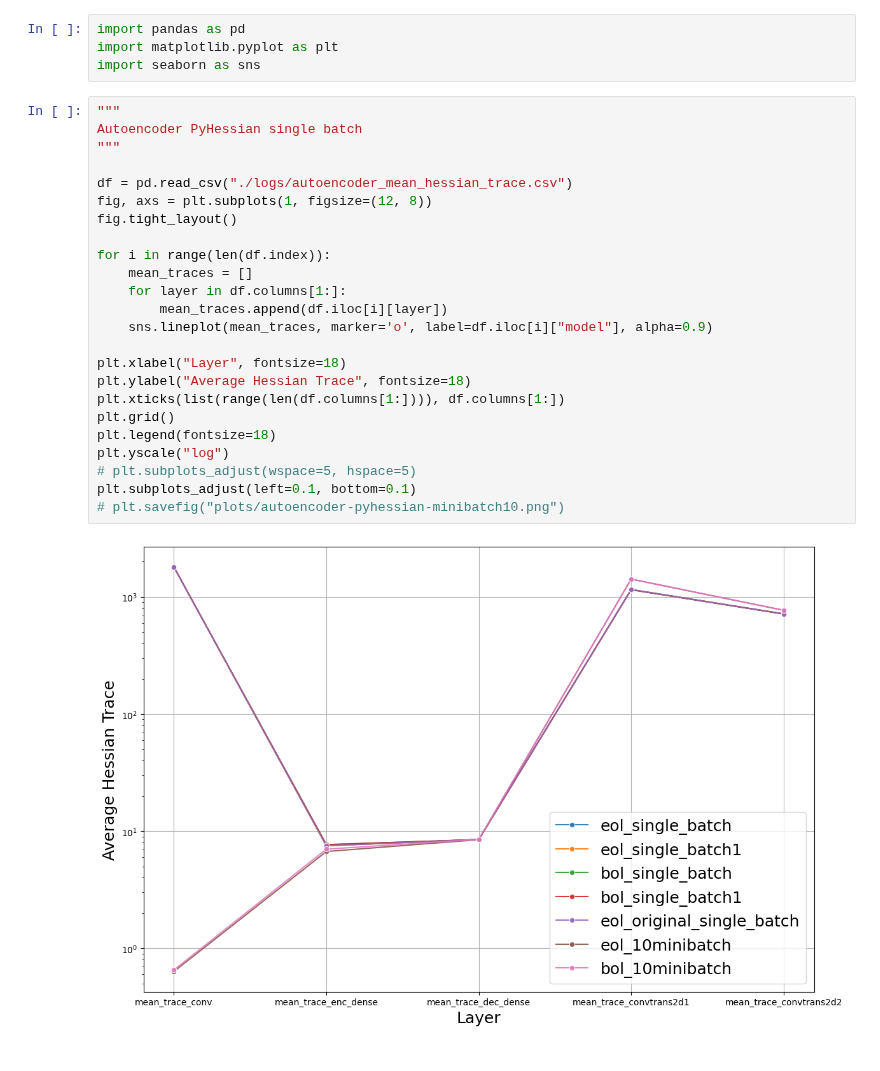
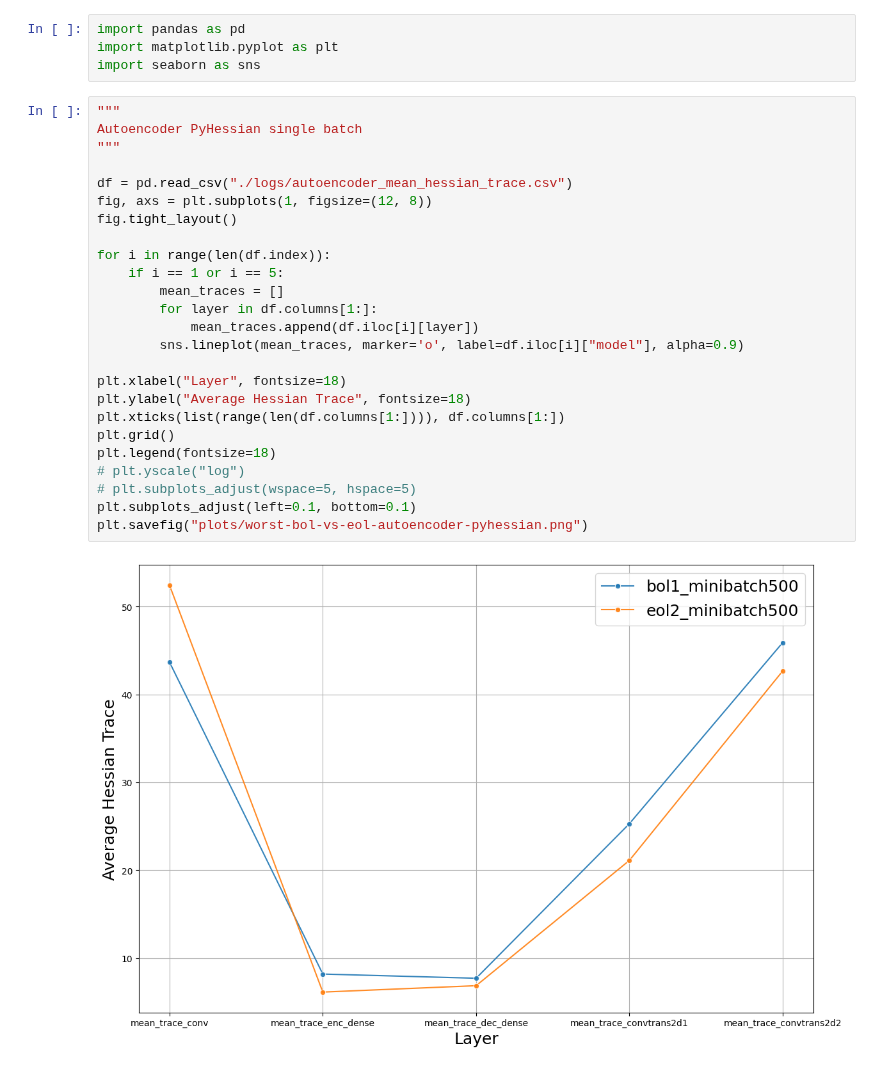
Before and after one commit to oliviaweng/fastml-science, a Jupyter notebook: sensor-data-compression-pytorch/plots.ipynb, the cells around one changed output. Cells and saved outputs as stored; diff of their text form.

Commit message:
remove old incorrect data from improperly loading weights. Add new correct pyhessian analysis

```diff
--- a/sensor-data-compression-pytorch/plots.ipynb
+++ b/sensor-data-compression-pytorch/plots.ipynb
@@ -5,26 +5,27 @@ import seaborn as sns
 # %%
 """
 Autoencoder PyHessian single batch
 """
 
 df = pd.read_csv("./logs/autoencoder_mean_hessian_trace.csv")
 fig, axs = plt.subplots(1, figsize=(12, 8))
 fig.tight_layout()
 
 for i in range(len(df.index)):
-    mean_traces = []
-    for layer in df.columns[1:]:
-        mean_traces.append(df.iloc[i][layer])
-    sns.lineplot(mean_traces, marker='o', label=df.iloc[i]["model"], alpha=0.9)
+    if i == 1 or i == 5:
+        mean_traces = []
+        for layer in df.columns[1:]:
+            mean_traces.append(df.iloc[i][layer])
+        sns.lineplot(mean_traces, marker='o', label=df.iloc[i]["model"], alpha=0.9)
 
 plt.xlabel("Layer", fontsize=18)
 plt.ylabel("Average Hessian Trace", fontsize=18)
 plt.xticks(list(range(len(df.columns[1:]))), df.columns[1:])
 plt.grid()
 plt.legend(fontsize=18)
-plt.yscale("log")
+# plt.yscale("log")
 # plt.subplots_adjust(wspace=5, hspace=5)
 plt.subplots_adjust(left=0.1, bottom=0.1)
-# plt.savefig("plots/autoencoder-pyhessian-minibatch10.png")
+plt.savefig("plots/worst-bol-vs-eol-autoencoder-pyhessian.png")
 # %% [output]
-[figure, old version]
+[figure, new version]
```
Also changed, not shown: 55 other files.
